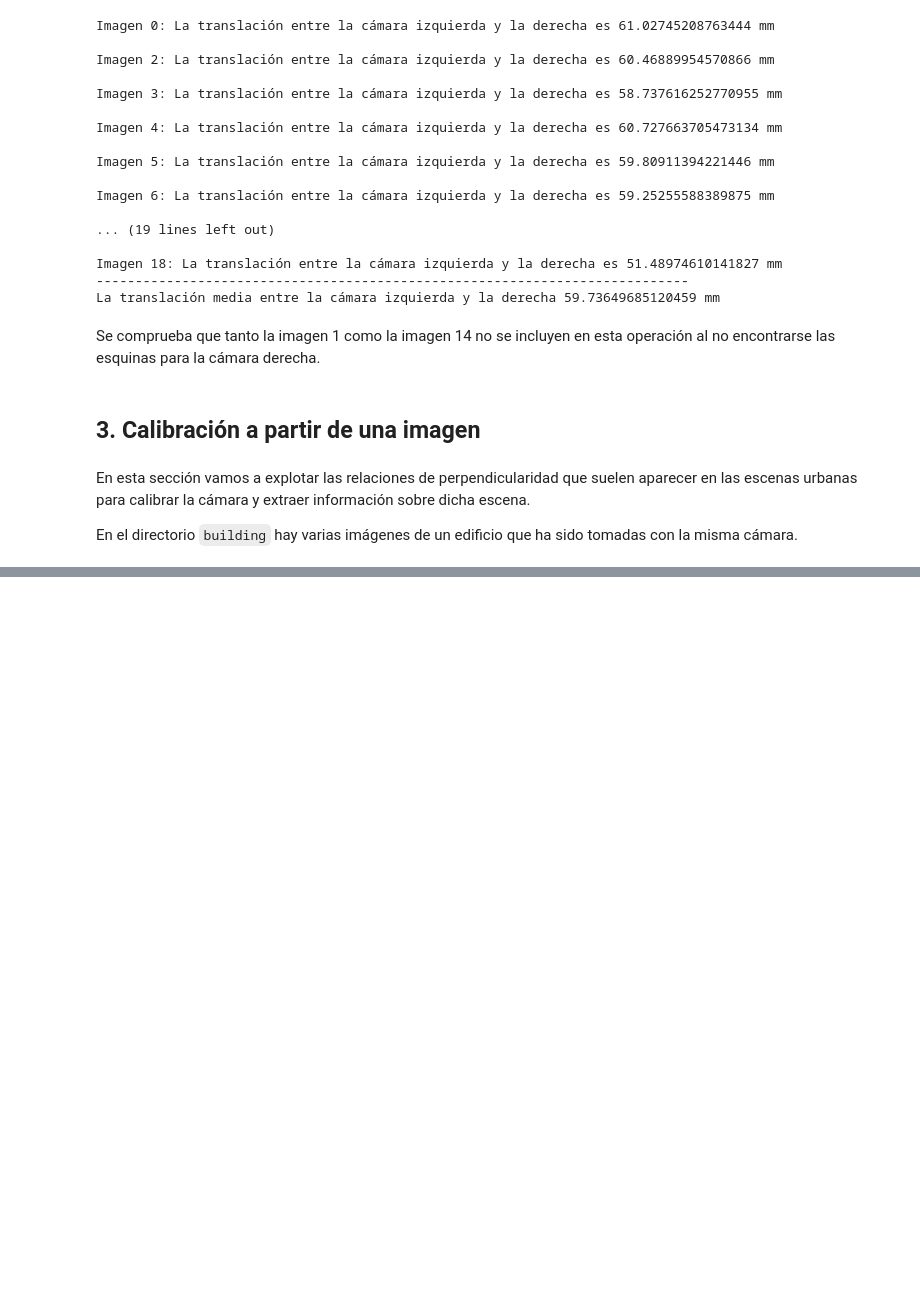
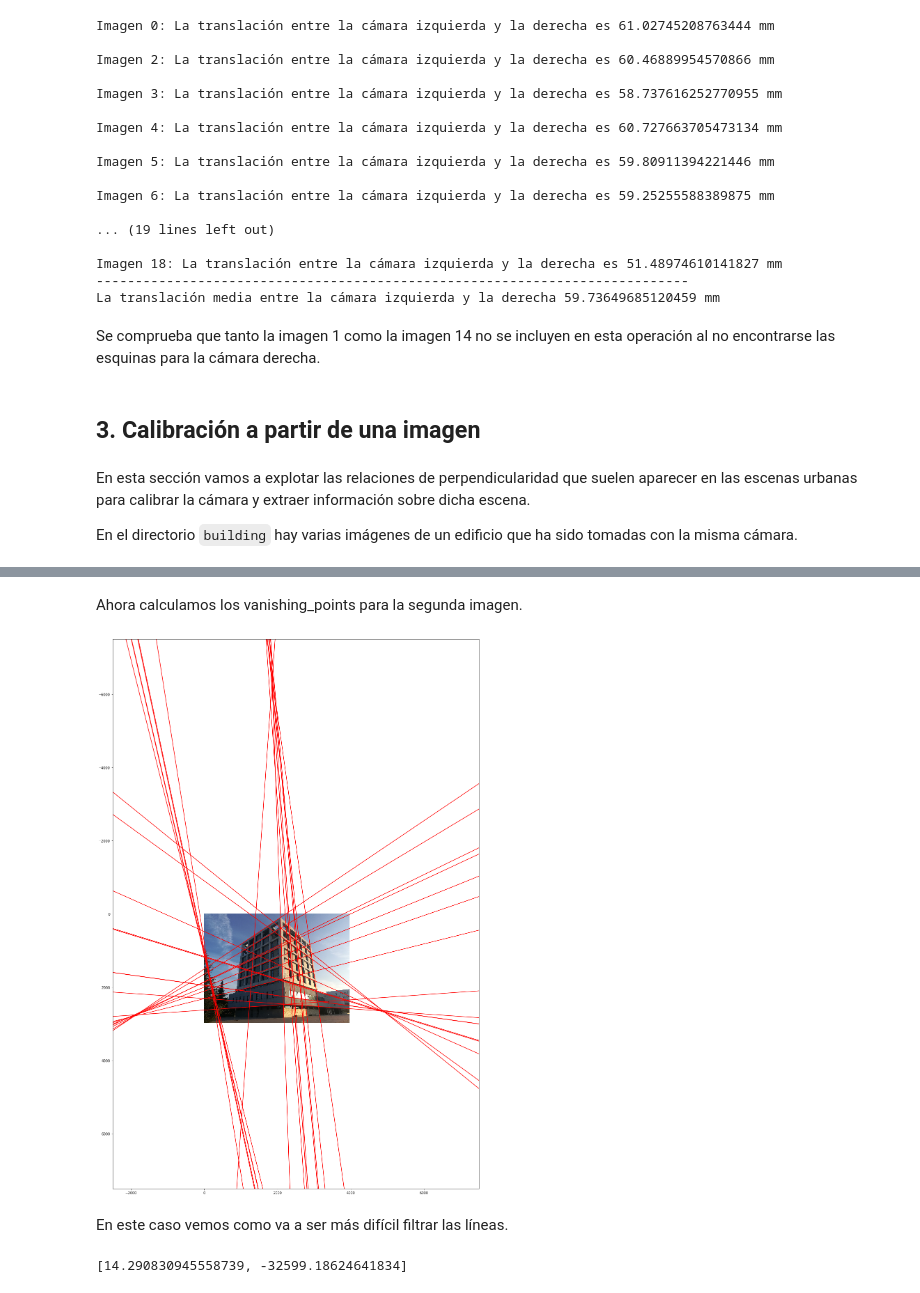
Before and after one commit to themrcesi/ComputerVision, a Jupyter notebook: Práctica2/PracticaCalib2020.ipynb, the cells around one changed output, grey strips where cells are left out. Cells and saved outputs as stored; diff of their text form; code cells hidden in the pictures; blank space fills up the shorter version.

```diff
--- a/Práctica2/PracticaCalib2020.ipynb
+++ b/Práctica2/PracticaCalib2020.ipynb
@@ -459,0 +586,32 @@ building = load_images(building)
+# %% [markdown]
+Ahora calculamos los vanishing_points para la segunda imagen.
+# %%
+lines_3 = compute_lines(building_3)
+# %%
+plt.figure(figsize=(29,29))
+plt.xlim([-2500, 7500])
+plt.ylim([7500,-7500])
+plt.imshow(building_3)
+for line in lines_3:
+    f = lambda x: line[0]*x + line[1]
+    x = np.linspace(-2500, 7500)
+    y = f(x)
+    plt.plot(x, y, 'r')
+plt.show()
+# %% [output]
+[figure, added]
+# %% [markdown]
+En este caso vemos como va a ser más difícil filtrar las líneas.
+# %%
+lines_3_right = [line for line in lines_3 if line[0] > 0 and line[0] < 2 and line[1] < 2000 and line[1] > -3750]
+lines_3_left = [line for line in lines_3 if line[0] < 0 and line[1] > 1500 and line[1] < 2500]
+lines_3_up = [line for line in lines_3 if line[1] > 6000 or line[1] < -4000]
+
+# Eliminamos la últlima línea derecha porque es una paralela a otra solo que un poco más arriba
+lines_3_right.pop(-1)
+# Eliminamos la tercera y última de lines_up porque es paralela a otra
+lines_3_up.pop(2)
+lines_3_up.pop(-1)
+lines_3_up.pop(2)
+# %% [output]
+[14.290830945558739, -32599.18624641834]
```
Also changed, not shown: parts of 47 cells of this notebook, 4 other files.
